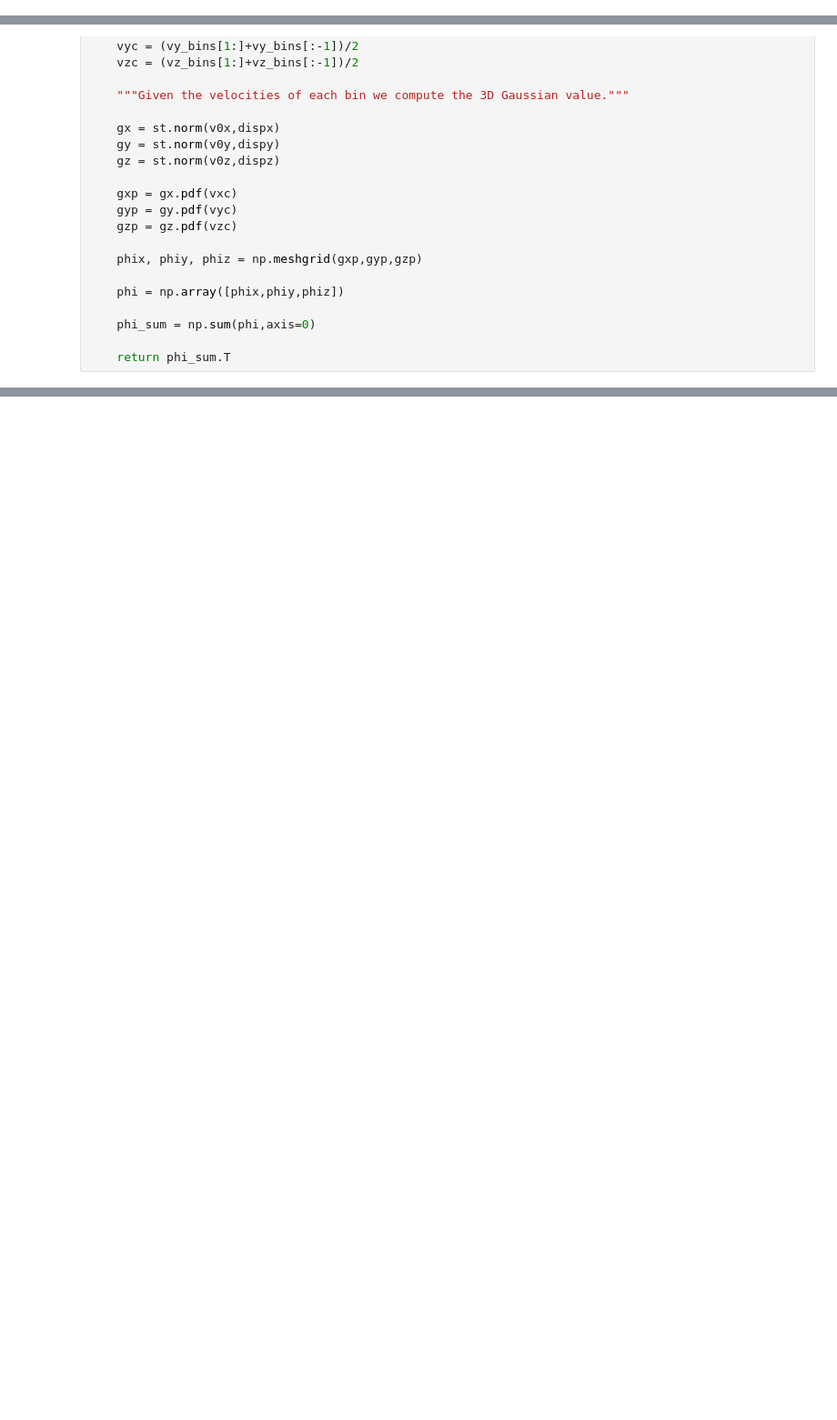
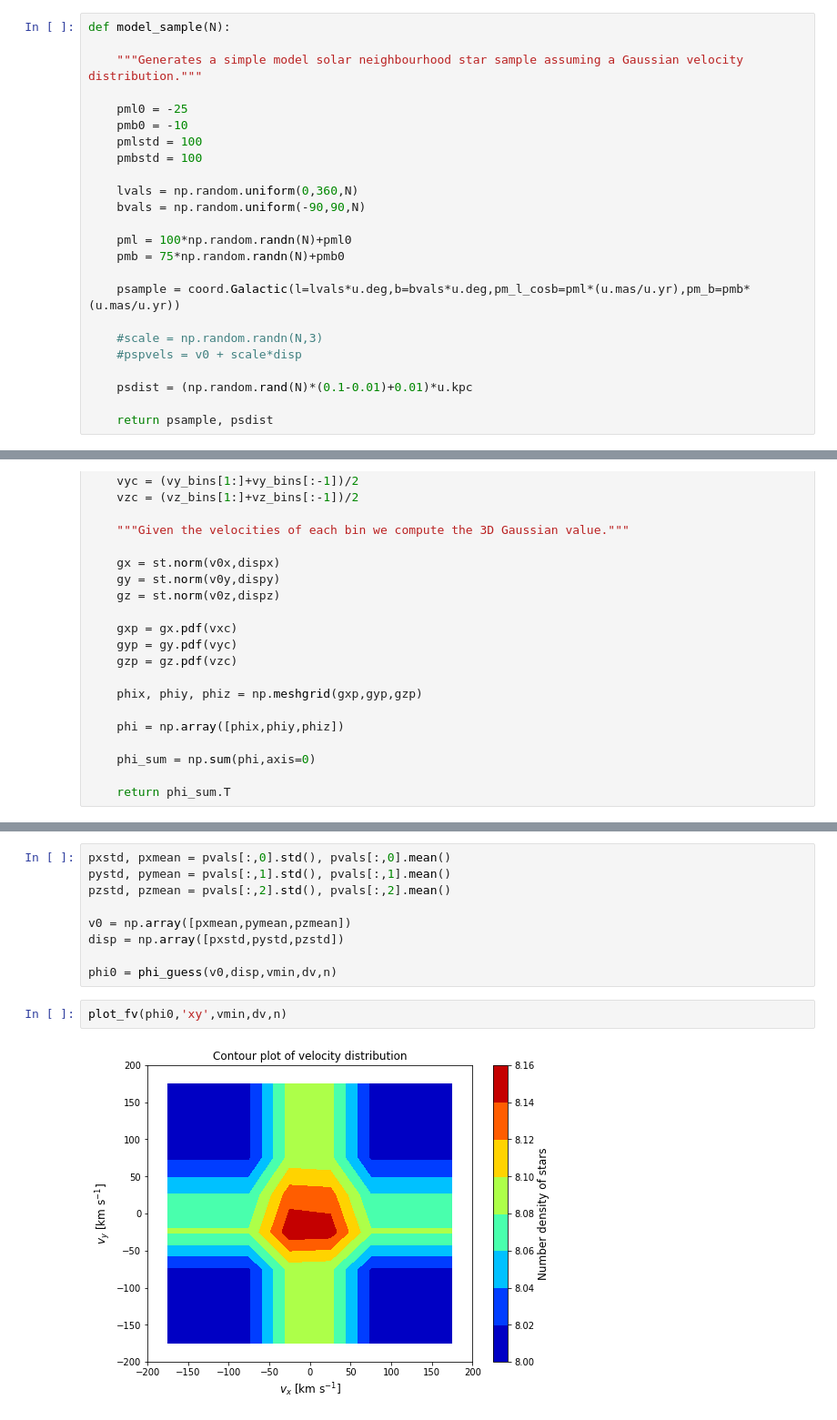
Before and after one commit to PaulMcMillan-Astro/DeprojectionProject, a Jupyter notebook: InitialDeprojectionNotebook.ipynb, the cells around one changed output, grey strips where cells are left out. Shown: that part at 91% size. Drawn from its saved outputs; the diff is of its cells as text; blank space fills up the shorter version.

```diff
--- a/InitialDeprojectionNotebook.ipynb
+++ b/InitialDeprojectionNotebook.ipynb
@@ -11 +37,25 @@ from scipy.optimize import fmin_cg
+# %%
+def model_sample(N):
+
+    """Generates a simple model solar neighbourhood star sample assuming a Gaussian velocity distribution."""
+
+    pml0 = -25
+    pmb0 = -10
+    pmlstd = 100
+    pmbstd = 100
+
+    lvals = np.random.uniform(0,360,N)
+    bvals = np.random.uniform(-90,90,N)
+
+    pml = 100*np.random.randn(N)+pml0
+    pmb = 75*np.random.randn(N)+pmb0
+
+    psample = coord.Galactic(l=lvals*u.deg,b=bvals*u.deg,pm_l_cosb=pml*(u.mas/u.yr),pm_b=pmb*(u.mas/u.yr))
+
+    #scale = np.random.randn(N,3)
+    #pspvels = v0 + scale*disp
+
+    psdist = (np.random.rand(N)*(0.1-0.01)+0.01)*u.kpc
+
+    return psample, psdist
 # %%
@@ -399,0 +483,13 @@ def model_sample(N):
+# %%
+pxstd, pxmean = pvals[:,0].std(), pvals[:,0].mean()
+pystd, pymean = pvals[:,1].std(), pvals[:,1].mean()
+pzstd, pzmean = pvals[:,2].std(), pvals[:,2].mean()
+
+v0 = np.array([pxmean,pymean,pzmean])
+disp = np.array([pxstd,pystd,pzstd])
+
+phi0 = phi_guess(v0,disp,vmin,dv,n)
+# %%
+plot_fv(phi0,'xy',vmin,dv,n)
+# %% [output]
+[figure, added]
```
Also changed, not shown: parts of 11 cells of this notebook, 1 other file.
